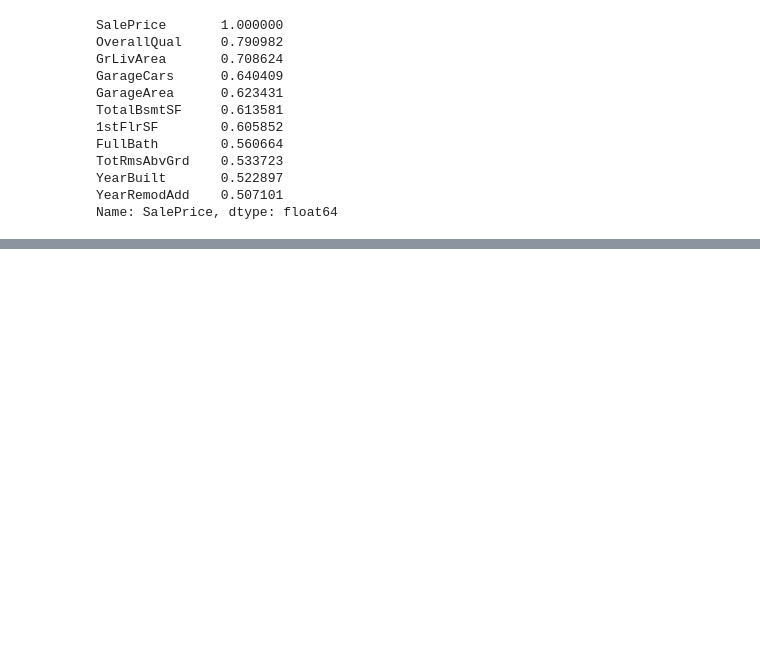
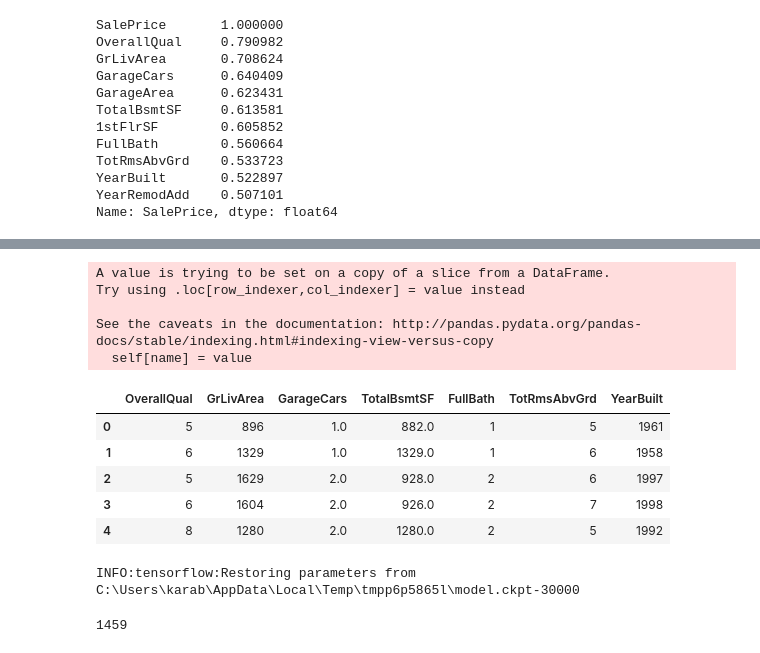
Before and after one commit to bjk116/AmesHouseDataset, a Jupyter notebook: Ames Housing Dataset.ipynb, the cells around one changed output, grey strips where cells are left out. Saved outputs shown, nothing was run; the diff lists cells and outputs as text; code cells hidden in the pictures; blank space fills up the shorter version.

Commit message:
Linear regressor using most influential features

```diff
--- a/Ames Housing Dataset.ipynb
+++ b/Ames Housing Dataset.ipynb
@@ -170,0 +315,22 @@ Name: SalePrice, dtype: float64
+# %%
+predict = test[cols_to_feature]
+# %%
+predict.FullBath = predict.FullBath.astype(str)
+predict.GarageCars = predict.GarageCars.astype(str)
+predict.OverallQual = predict.OverallQual.astype(str)
+predict.TotRmsAbvGrd = predict.TotRmsAbvGrd.astype(str)
+# %% [output]
+A value is trying to be set on a copy of a slice from a DataFrame.
+Try using .loc[row_indexer,col_indexer] = value instead
+
+See the caveats in the documentation: http://pandas.pydata.org/pandas-docs/stable/indexing.html#indexing-view-versus-copy
+  self[name] = value
+# %%
+predict.head()
+# %% [output]
+|  | OverallQual | GrLivArea | GarageCars | TotalBsmtSF | FullBath | TotRmsAbvGrd | YearBuilt |
+| 0 | 5 | 896 | 1.0 | 882.0 | 1 | 5 | 1961 |
+| 1 | 6 | 1329 | 1.0 | 1329.0 | 1 | 6 | 1958 |
+| 2 | 5 | 1629 | 2.0 | 928.0 | 2 | 6 | 1997 |
+| 3 | 6 | 1604 | 2.0 | 926.0 | 2 | 7 | 1998 |
+| 4 | 8 | 1280 | 2.0 | 1280.0 | 2 | 5 | 1992 |
@@ -170,0 +343,11 @@ Name: SalePrice, dtype: float64
+# %%
+to_export =[]
+
+for i in pred:
+    to_export.append(i['predictions'][0])
+# %% [output]
+INFO:tensorflow:Restoring parameters from C:\Users\karab\AppData\Local\Temp\tmpp6p5865l\model.ckpt-30000
+# %%
+len(to_export)
+# %% [output]
+1459
```
Also changed, not shown: parts of 30 cells of this notebook, 1 other file.
